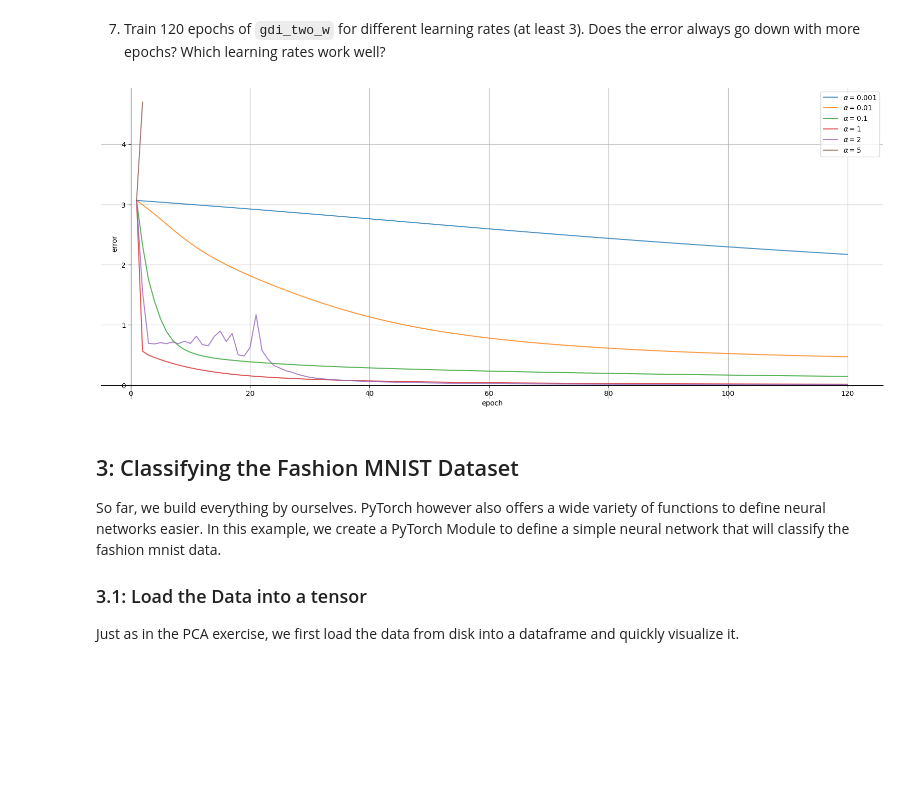
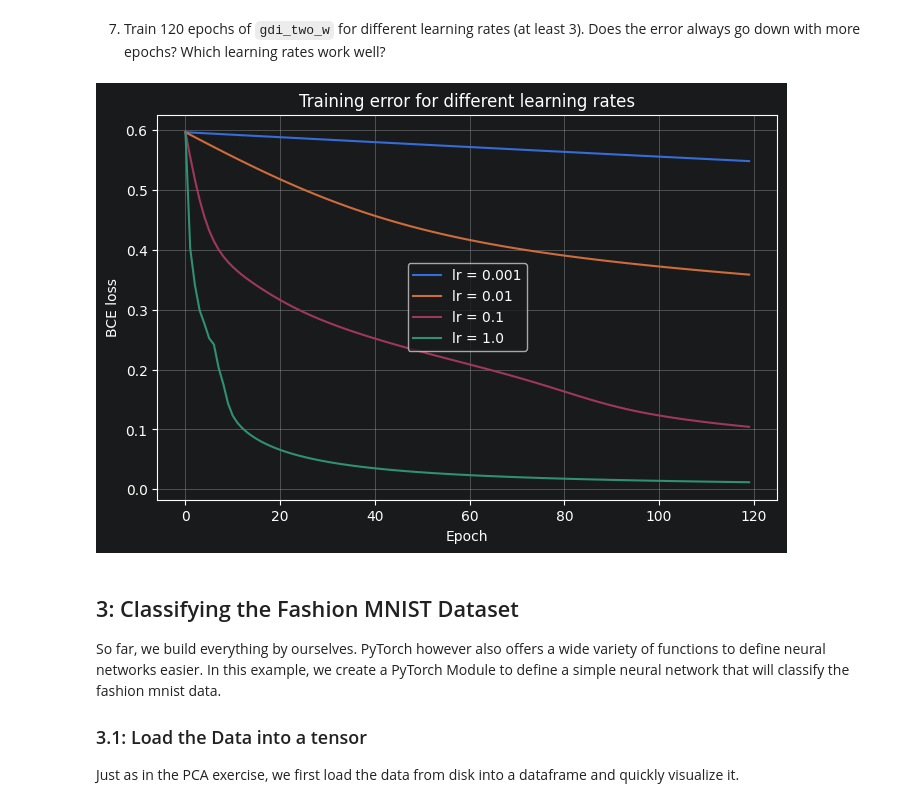
Before and after one commit to seiferla/ml-exercise, a Jupyter notebook: A5_Neural_Networks_PyTorch.ipynb, the cells around one changed output. Cells and saved outputs as stored; diff of their text form; code cells hidden in the pictures; blank space fills up the shorter version.

```diff
--- a/A5_Neural_Networks_PyTorch.ipynb
+++ b/A5_Neural_Networks_PyTorch.ipynb
@@ -429,10 +600,32 @@ tensor(0.7958)
 # %%
 # TODO: Implement
 def gdi_two_w(modelfunc, lossfunc, X, y, w1_0, w2_0, alpha, max_epochs=500):
-
+    # analog zu gdi
+    w1 = w1_0.clone().detach().requires_grad_()
+    w2 = w2_0.clone().detach().requires_grad_()
+    w1_history = []
+    w2_history = []
+    l_history = []
+    for k in range(max_epochs):
+        pred = modelfunc(w1, w2, X)
+        loss = lossfunc(y, pred)
+        l_history.append(loss.item())
+        loss.backward()
+        w1 = (w1 - alpha * w1.grad).detach().requires_grad_()
+        w2 = (w2 - alpha * w2.grad).detach().requires_grad_()
+        w1_history.append(w1.detach().clone())
+        w2_history.append(w2.detach().clone())
     return w1_history, w2_history, l_history
 # %% [markdown]
 6. Initialize random weights with ``requires_grad=True`` and train 1000 epochs of ``gdi_two_w`` using your shallow network as ``modelfunc``, the biris dataset and a learning rate of 0.01.
 # %%
 # TODO: Implement
+
+w1 = torch.randn(n_features, n_hidden_neuron, requires_grad=True)
+w2 = torch.randn(n_hidden_neuron, 1, requires_grad=True)
+
+_, _, l_history = gdi_two_w(
+    nn_shallow, bce, biris_X, biris_y, w1, w2, alpha=0.01, max_epochs=1000
+)
+visualize_error(l_history)
 # %% [output]
@@ -442,8 +634,29 @@ Accuracy: 1.0
 7. Train 120 epochs of ``gdi_two_w`` for different learning rates (at least 3). Does the error always go down with more epochs? Which learning rates work well?
 # %%
 # TODO: Implement & Answer
+
+w1_0 = torch.randn(n_features, n_hidden_neuron)
+w2_0 = torch.randn(n_hidden_neuron, 1)
+
+learning_rates = [0.001, 0.01, 0.1, 1.0]
+histories = []
+for lr in learning_rates:
+    w1_history, w2_history, l_history = gdi_two_w(
+        nn_shallow, bce, biris_X, biris_y, w1_0, w2_0, alpha=lr, max_epochs=120
+    )
+    histories.append((lr, l_history))
+
+
+visualize_loss_multi(histories)
+
+
+
+# Nein, der Fehler geht nicht zwangsläufig nach unten mit mehr Epochen. Bei gewissen Lernraten stagniert er
+
+# kleine lernraten sind sehr schlecht und größere sind sehr gut
+# 0.1 guter Startwert
 # %% [output]
-[figure, old version]
+[figure, new version]
 # %% [markdown]
 ## 3: Classifying the Fashion MNIST Dataset
 So far, we build everything by ourselves. PyTorch however also offers a wide variety of functions to define neural networks easier.
```
Also changed, not shown: parts of 30 cells of this notebook.
